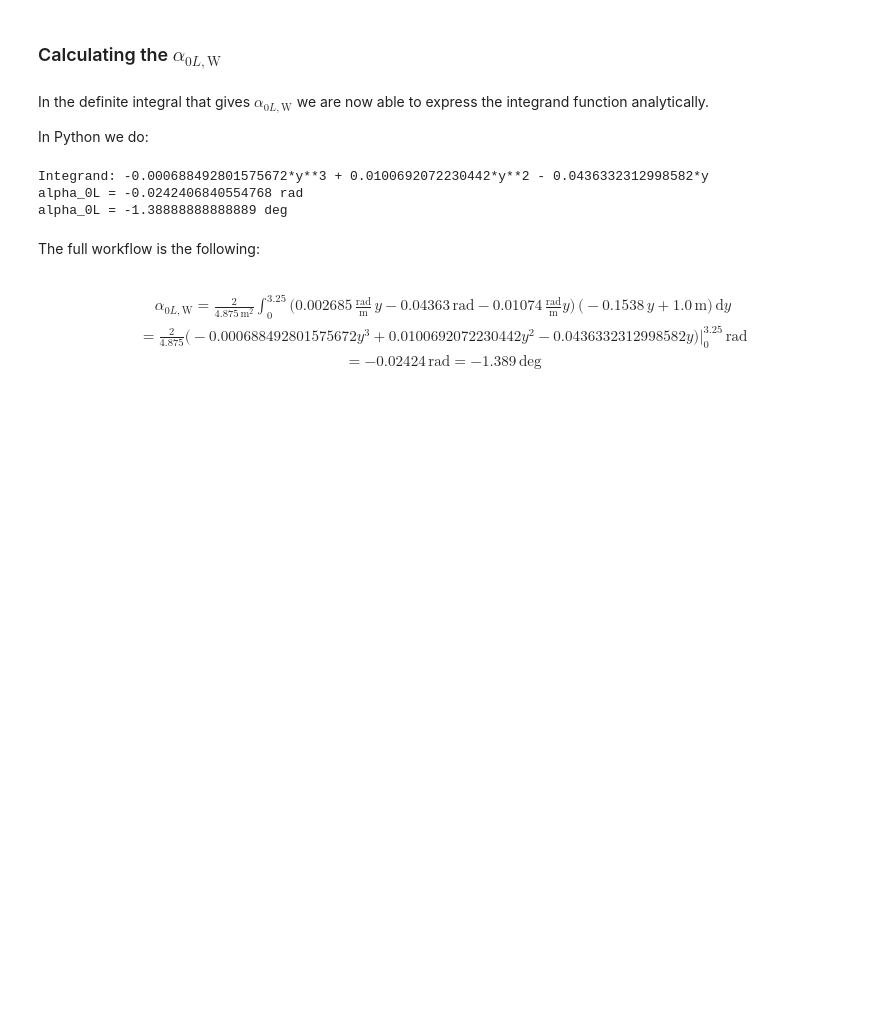
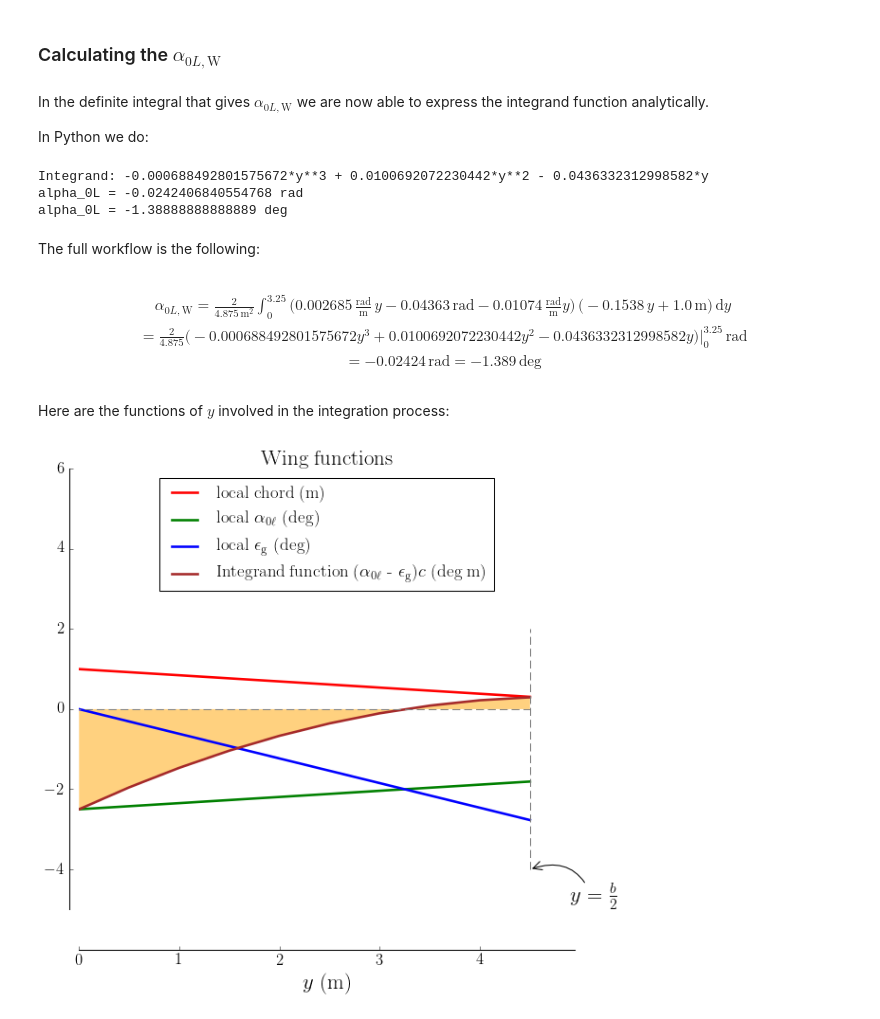
Before and after one commit to agodemar/jupyter-test, a Jupyter notebook: flight_mechanics/zero_lift_line_wing.ipynb, the cells around one changed output. Saved outputs shown, nothing was run; the diff lists cells and outputs as text; code cells hidden in the pictures; blank space fills up the shorter version.

```diff
--- a/flight_mechanics/zero_lift_line_wing.ipynb
+++ b/flight_mechanics/zero_lift_line_wing.ipynb
@@ -342,3 +343,68 @@ Latex(
     )
 # %% [output]
 \begin{multline*}\alpha_{0L,\mathrm{W}} = \frac{2}{4.875\,\text{m}^2}\int_0^{3.25}\Big(0.002685\, \frac{\text{rad}}{\text{m}}\,y -0.04363\,\text{rad}-0.01074\,\frac{\text{rad}}{\text{m}}y\Big)\,\Big(-0.1538\, y + 1.0\,\text{m}\Big)\,\text{d}y\\[1em]= \frac{2}{4.875} \big(- 0.000688492801575672 y^{3} + 0.0100692072230442 y^{2} - 0.0436332312998582 y\big)\Bigr|_0^{3.25} \,\text{rad}\\[1em]=-0.02424\,\text{rad}=-1.389\,\text{deg}\end{multline*}
+# %% [markdown]
+Here are the functions of $y$ involved in the integration process:
+# %%
+"""
+
+See: http://www.scipy-lectures.org/intro/matplotlib/matplotlib.html
+
+"""
+
+# define vectors
+vY = np.linspace(0, b/2, 10, endpoint=True)
+vChord = A_c*vY + B_c
+vAlpha0L = A_alpha*vY + B_alpha
+vEpsilon = A_eps*vY
+vIntegrand = (vAlpha0L - vEpsilon)*vChord
+
+# Create a figure of size WxH inches, DPI dots per inch
+fig = plt.figure(figsize=(9, 8), dpi=300)
+
+# Create a new subplot from a grid of 1x1
+ax0 = plt.subplot(1, 1, 1)
+
+#fig, ax0 = plt.subplots()
+
+
+plt.plot(vY, vChord, color="red", linewidth=2.5, linestyle="-", label="local chord (m)")
+plt.plot(vY, vAlpha0L*180/np.pi, color="green",  linewidth=2.5, linestyle="-", label=r"local $\alpha_{0\ell}$ (deg)")
+plt.plot(vY, vEpsilon*180/np.pi, color="blue",  linewidth=2.5, linestyle="-", label=r"local $\epsilon_{\mathrm{g}}$ (deg)")
+plt.plot(vY, vIntegrand*180/np.pi, color="brown",  linewidth=2.5, linestyle="-",
+         label=r"Integrand function $\big(\alpha_{0\ell}$ - \epsilon_{\mathrm{g}}\big) c$ (deg m)")
+
+# shaded region --> http://matplotlib.org/examples/showcase/integral_demo.html
+vertices = [(0, 0)] + list(zip(vY, vIntegrand*180/np.pi)) + [(b/2, 0)]
+poly = Polygon(vertices, facecolor="orange", alpha=0.5, edgecolor="none")
+ax0.add_patch(poly)
+
+plt.legend(loc='upper center', fontsize=18)
+
+tipLine, = plt.plot([b/2,b/2], [-4, 2], color="gray", linewidth=1.0)
+tipLine.set_dashes([8, 4])
+plt.annotate(r'$y=\frac{b}{2}$',
+             xy=(b/2, -4), xycoords='data',
+             xytext=(40, -40), textcoords='offset points', fontsize=22,
+             arrowprops=dict(arrowstyle="->", connectionstyle="arc3,rad=.5"))
+
+zeroYLine, = plt.plot([-1,b/2], [0,0],  color="gray", linewidth=1.0)
+zeroYLine.set_dashes([8, 4])
+
+plt.axis([0, 1.1*b/2, -5, 6])
+plt.title('Wing functions', fontsize=22)
+plt.xlabel('$y$ (m)', fontsize=22)
+#plt.ylabel('$X$ (m)', fontsize=22)
+
+# Moving spines
+ax = plt.gca()  # gca stands for 'get current axis'
+ax.spines['right'].set_color('none')
+ax.spines['top'].set_color('none')
+ax.xaxis.set_ticks_position('bottom')
+ax.spines['bottom'].set_position(('data',-6))
+ax.yaxis.set_ticks_position('left')
+ax.spines['left'].set_position(('data',-0.1))
+
+plt.show()
+# %% [output]
+[figure, added]
```
Also changed, not shown: parts of 2 cells of this notebook.
